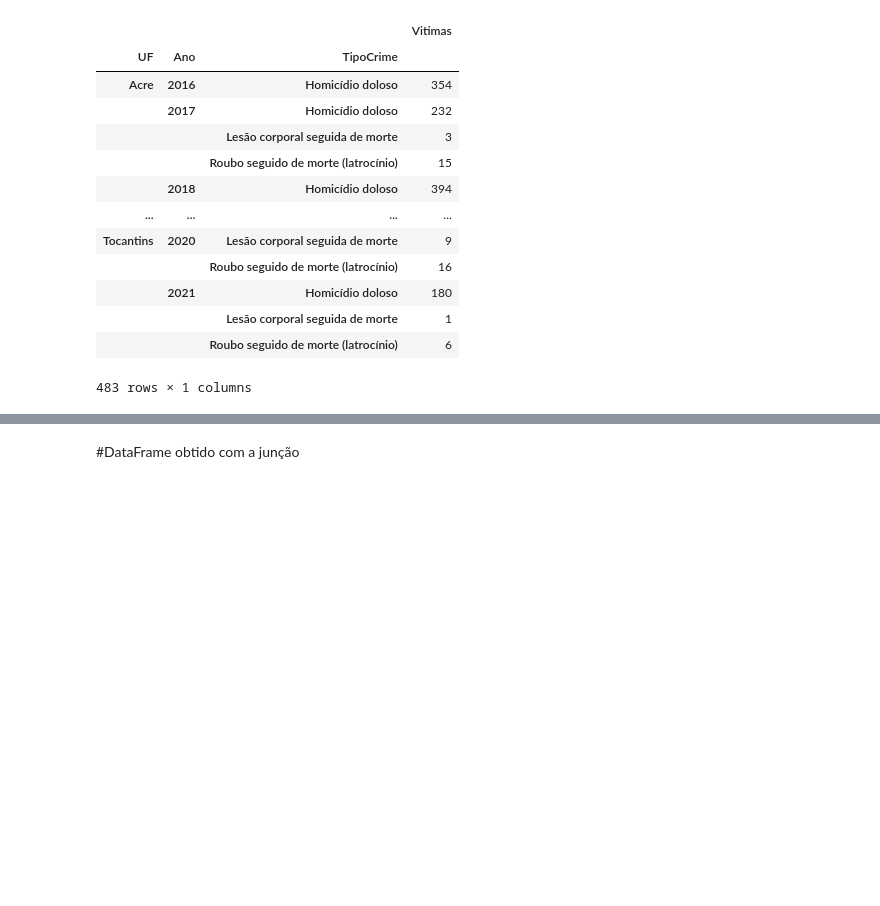
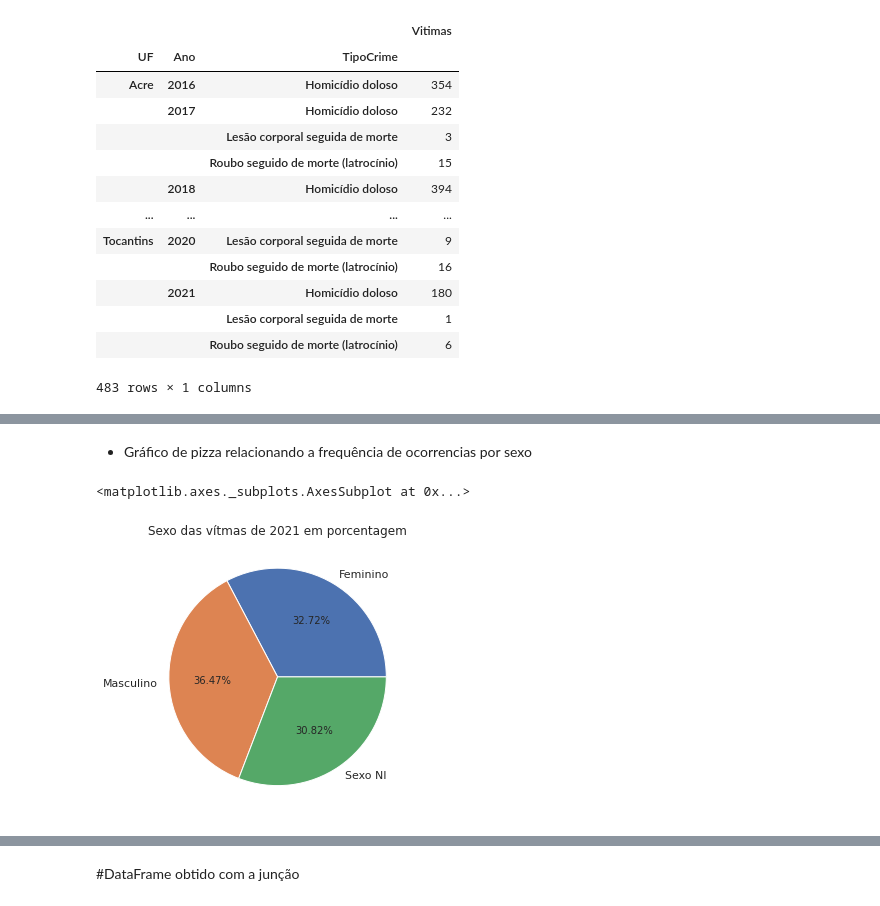
Before and after one commit to marimoreiraa/ProjetoFinal, a Jupyter notebook: 1_Pandas.ipynb, the cells around one changed output, grey strips where cells are left out. Saved outputs shown, nothing was run; the diff lists cells and outputs as text; code cells hidden in the pictures; blank space fills up the shorter version.

```diff
--- a/1_Pandas.ipynb
+++ b/1_Pandas.ipynb
@@ -1052,0 +1113,12 @@ dfB
+# %% [markdown]
+
+
+*   Gráfico de pizza relacionando a frequência de ocorrencias por sexo
+# %%
+import numpy as np
+total_sexo_vitma=df2.groupby([df2['SexoVitima']]).size()
+total_sexo_vitma.plot(kind='pie', autopct='%0.2f%%',  figsize=(5, 5), label='',
+                           title= 'Sexo das vítmas de 2021 em porcentagem')
+# %% [output]
+<matplotlib.axes._subplots.AxesSubplot at 0x...>
+[figure, added]
```
Also changed, not shown: parts of 40 cells of this notebook.
